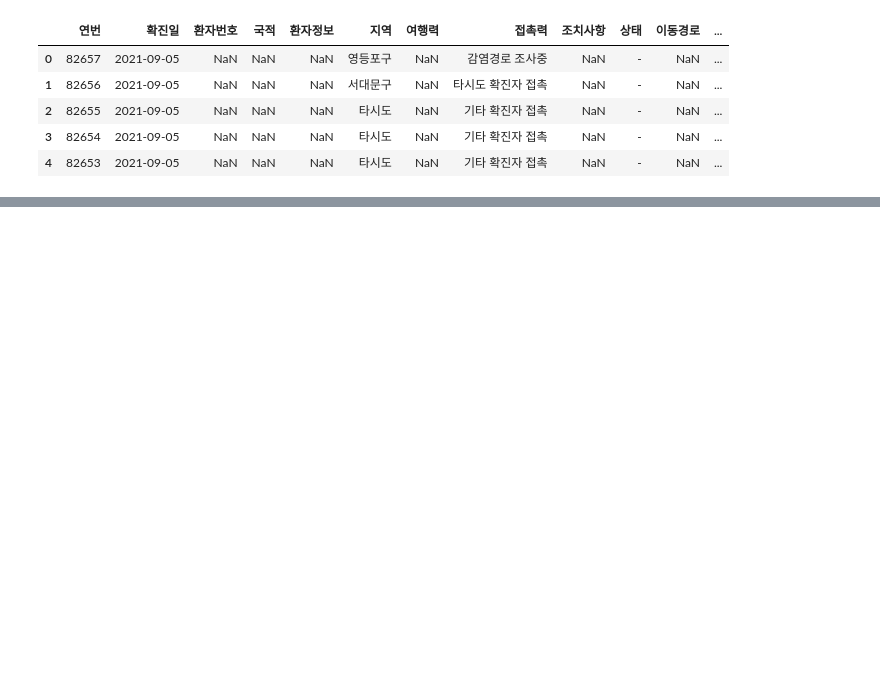
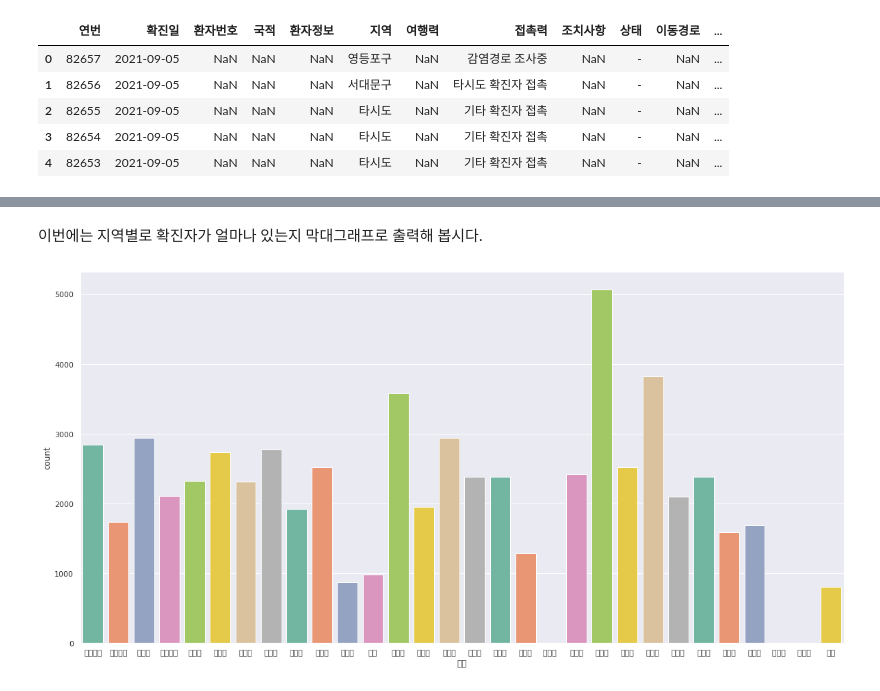
Before and after one commit to Typonote/JupyterNotebookCovidAnalysis, a Jupyter notebook: CovidDataAnalysis.ipynb, the cells around one changed output, grey strips where cells are left out. Cells and saved outputs as stored; diff of their text form; code cells hidden in the pictures; blank space fills up the shorter version.

```diff
--- a/CovidDataAnalysis.ipynb
+++ b/CovidDataAnalysis.ipynb
@@ -53,0 +259,2 @@ memory usage: 6.7+ MB
+# %% [markdown]
+이번에는 지역별로 확진자가 얼마나 있는지 막대그래프로 출력해 봅시다.
@@ -53,0 +269,9 @@ memory usage: 6.7+ MB
+# %%
+plt.figure(figsize=(20,10))
+# 한글 출력을 위해서 폰트 옵션을 설정합니다.
+sns.set(font="NanumBarunGothic",
+        rc={"axes.unicode_minus":False},
+        style='darkgrid')
+ax = sns.countplot(x="지역", data=covid_delete_col, palette="Set2")
+# %% [output]
+[figure, added]
```
Also changed, not shown: parts of 37 cells of this notebook, 1 other file.
